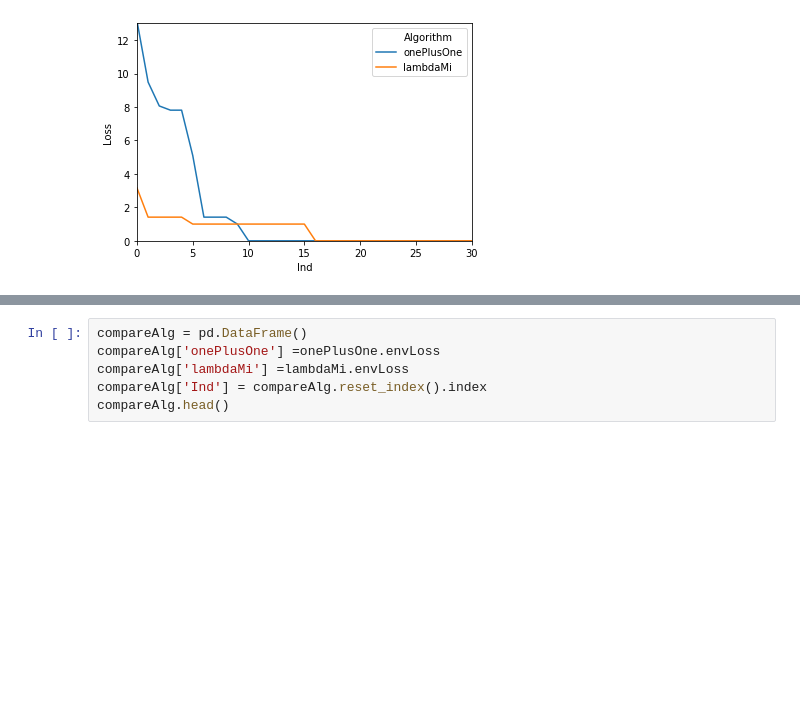
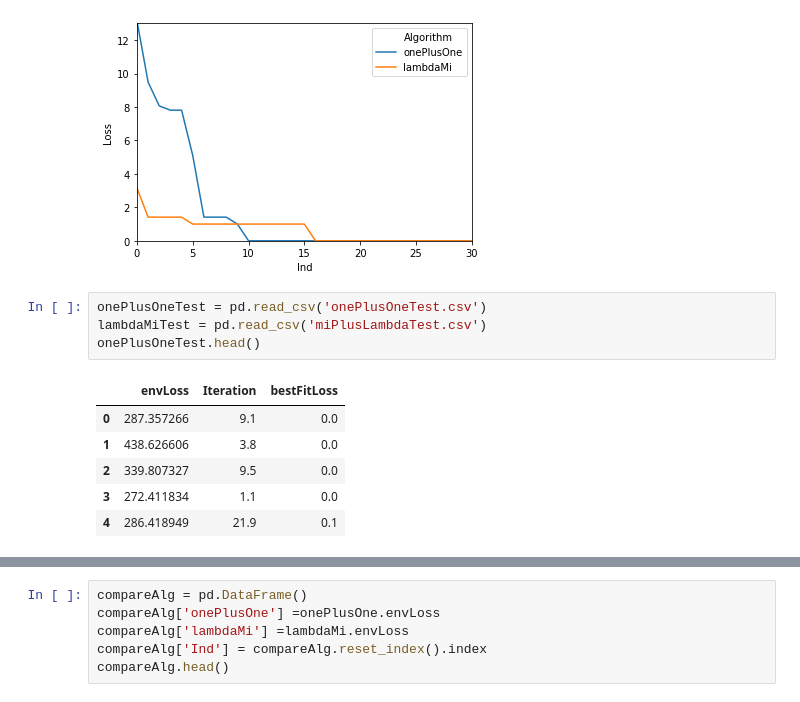
Before and after one commit to wwolny/evolutionary, a Jupyter notebook: Porównanie wyników.ipynb, the cells around one changed output, grey strips where cells are left out. Saved outputs shown, nothing was run; the diff lists cells and outputs as text; blank space fills up the shorter version.

```diff
--- a/Porównanie wyników.ipynb
+++ b/Porównanie wyników.ipynb
@@ -50,3 +50,14 @@ plt.xlim(0,30)
 # %% [output]
 (0, 30)
 [figure]
+# %%
+onePlusOneTest = pd.read_csv('onePlusOneTest.csv')
+lambdaMiTest = pd.read_csv('miPlusLambdaTest.csv')
+onePlusOneTest.head()
+# %% [output]
+|  | envLoss | Iteration | bestFitLoss |
+| 0 | 287.357266 | 9.1 | 0.0 |
+| 1 | 438.626606 | 3.8 | 0.0 |
+| 2 | 339.807327 | 9.5 | 0.0 |
+| 3 | 272.411834 | 1.1 | 0.0 |
+| 4 | 286.418949 | 21.9 | 0.1 |
```
Also changed, not shown: parts of 2 cells of this notebook, 2 other files.
